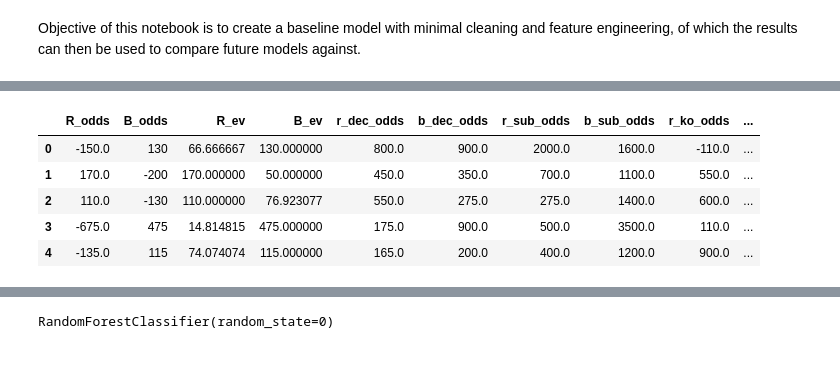
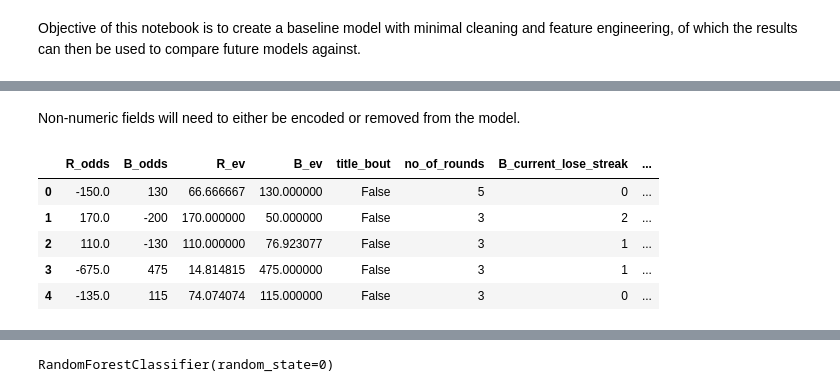
Before and after one commit to donaldkinyafisher/UFC-Fight-Predictor, a Jupyter notebook: eda.ipynb, the cells around one changed output, grey strips where cells are left out. Cells and saved outputs as stored; diff of their text form; code cells hidden in the pictures; blank space fills up the shorter version.

```diff
--- a/eda.ipynb
+++ b/eda.ipynb
@@ -34,18 +76,22 @@ ufc_dataset_df.head()
+# %% [markdown]
+Non-numeric fields will need to either be encoded or removed from the model.
 # %%
 #Select subset of data
 #Drop date, location , country, fighter_names for the time being as they hold string data.
 #Finish Details anfd total_fight_time_secs not available in dataset for an upcoming event
 my_cols = ['R_odds', 'B_odds', 'R_ev', 'B_ev',
        'r_dec_odds', 'b_dec_odds', 'r_sub_odds',
        'b_sub_odds', 'r_ko_odds', 'b_ko_odds', 'Winner']
 
+my_cols = list(numeric_col) + ['Winner']
+
 clean_ufc_df = pd.DataFrame(data= ufc_dataset_df, columns=my_cols)
+#clean_ufc_df = pd.DataFrame(data= ufc_dataset_df, columns=numeric_col)
+clean_ufc_df.head()
+# %% [output]
+|  | R_odds | B_odds | R_ev | B_ev | title_bout | no_of_rounds | B_current_lose_streak | ... |
+| 0 | -150.0 | 130 | 66.666667 | 130.000000 | False | 5 | 0 | ... |
+| 1 | 170.0 | -200 | 170.000000 | 50.000000 | False | 3 | 2 | ... |
+| 2 | 110.0 | -130 | 110.000000 | 76.923077 | False | 3 | 1 | ... |
+| 3 | -675.0 | 475 | 14.814815 | 475.000000 | False | 3 | 1 | ... |
+| 4 | -135.0 | 115 | 74.074074 | 115.000000 | False | 3 | 0 | ... |
-# %%
-clean_ufc_df.head()
-# %% [output]
-|  | R_odds | B_odds | R_ev | B_ev | r_dec_odds | b_dec_odds | r_sub_odds | b_sub_odds | r_ko_odds | ... |
-| 0 | -150.0 | 130 | 66.666667 | 130.000000 | 800.0 | 900.0 | 2000.0 | 1600.0 | -110.0 | ... |
-| 1 | 170.0 | -200 | 170.000000 | 50.000000 | 450.0 | 350.0 | 700.0 | 1100.0 | 550.0 | ... |
-| 2 | 110.0 | -130 | 110.000000 | 76.923077 | 550.0 | 275.0 | 275.0 | 1400.0 | 600.0 | ... |
-| 3 | -675.0 | 475 | 14.814815 | 475.000000 | 175.0 | 900.0 | 500.0 | 3500.0 | 110.0 | ... |
-| 4 | -135.0 | 115 | 74.074074 | 115.000000 | 165.0 | 200.0 | 400.0 | 1200.0 | 900.0 | ... |
```
Also changed, not shown: parts of 16 cells of this notebook, 1 other file.
